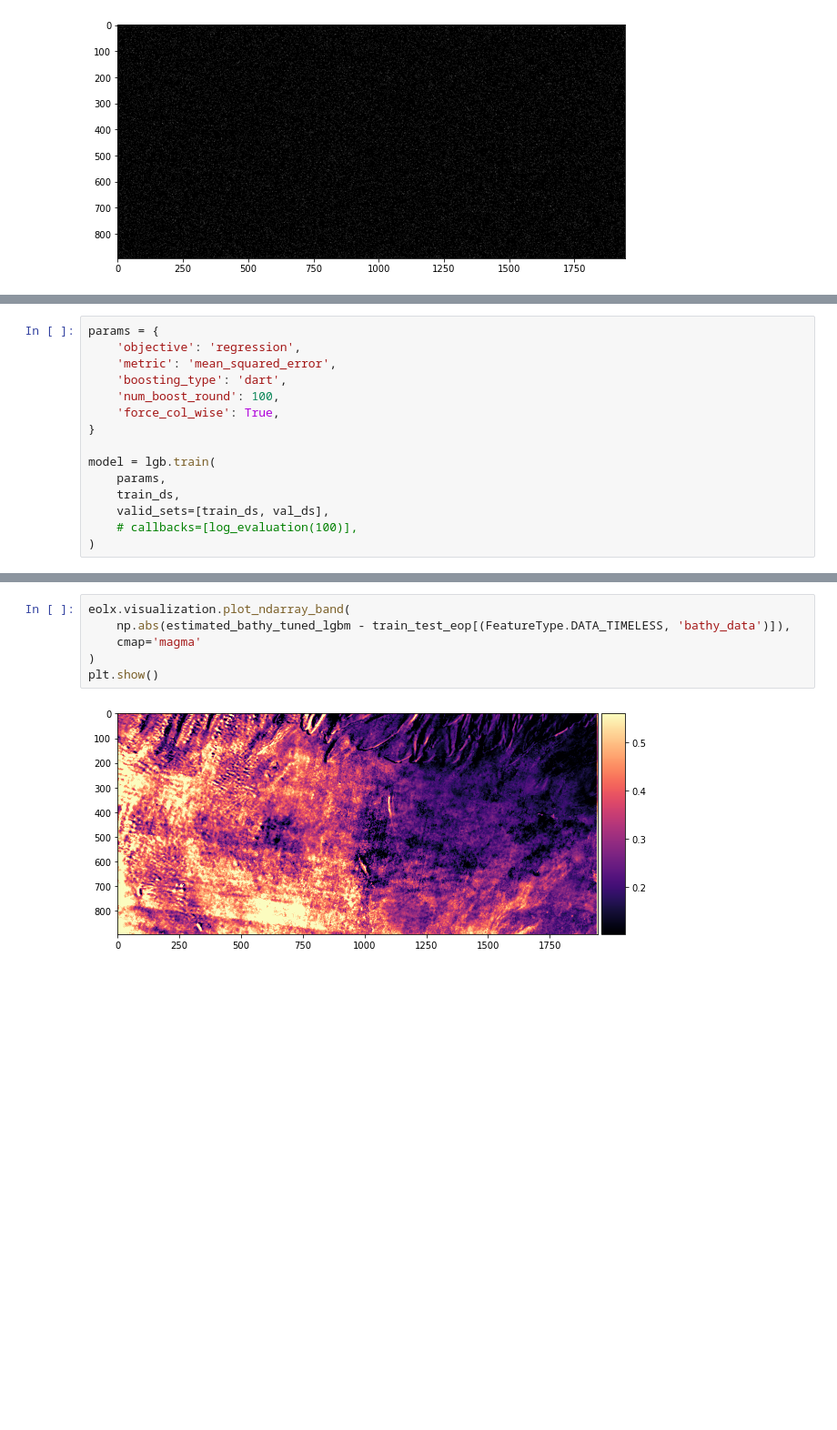
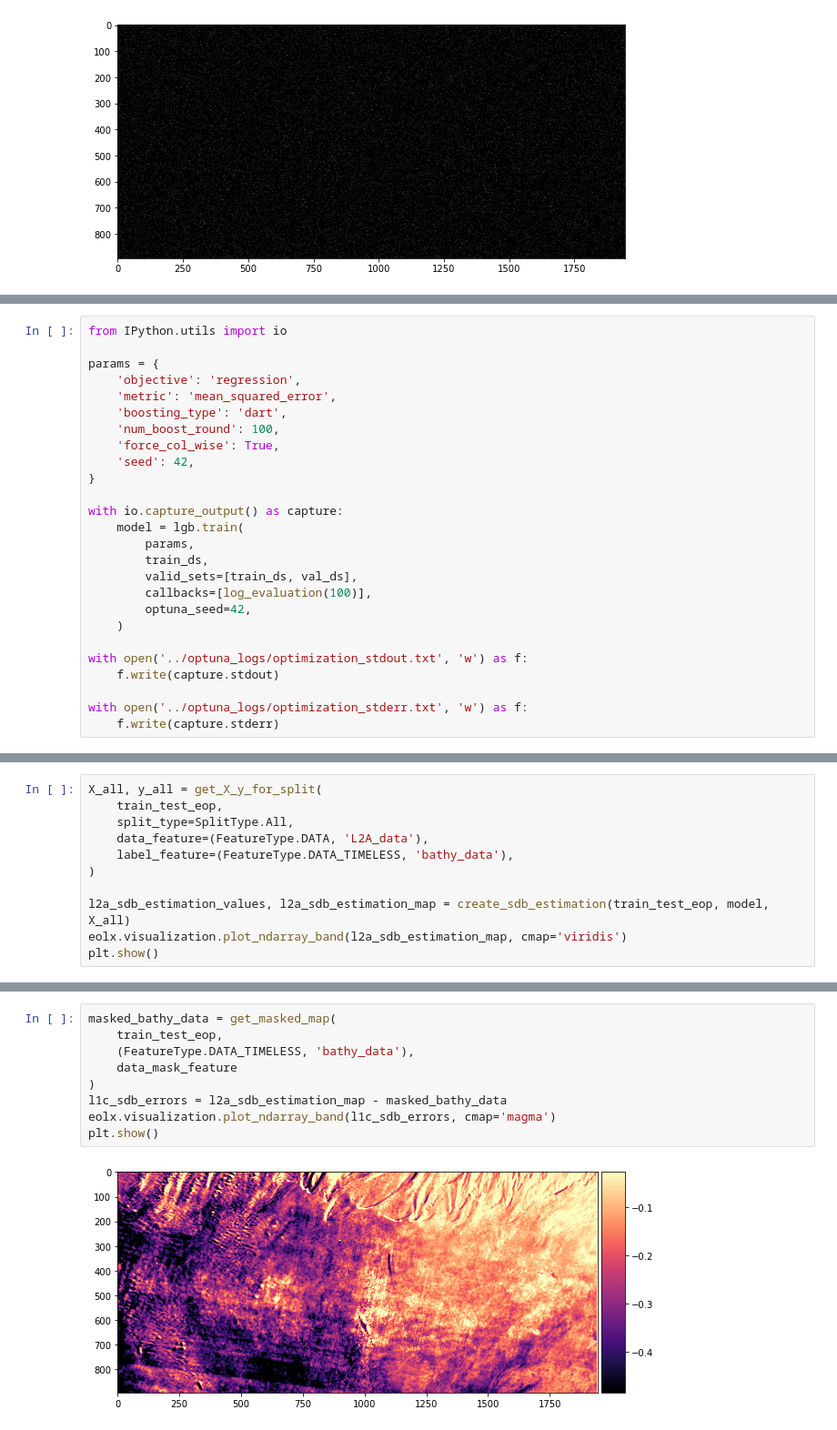
Before and after one commit to WalternativE/evaluation-preprocessing-methods-sentinel2-ml-based-bathymetry-estimation, a Jupyter notebook: notebooks/04_a_bahamas_lgbm_experiment.ipynb, the cells around one changed output, grey strips where cells are left out. Shown at 91% size. Cells and saved outputs as stored; diff of their text form; blank space fills up the shorter version.

```diff
--- a/notebooks/04_a_bahamas_lgbm_experiment.ipynb
+++ b/notebooks/04_a_bahamas_lgbm_experiment.ipynb
@@ -194,18 +139,29 @@ X_val.shape, y_val.shape
 # %% [output]
 ((43103, 12), (43103,))
 # %%
+from IPython.utils import io
+
 params = {
     'objective': 'regression',
     'metric': 'mean_squared_error',
     'boosting_type': 'dart',
     'num_boost_round': 100,
     'force_col_wise': True,
+    'seed': 42,
 }
 
-model = lgb.train(
-    params,
-    train_ds,
-    valid_sets=[train_ds, val_ds],
-    # callbacks=[log_evaluation(100)],
-)
+with io.capture_output() as capture:
+    model = lgb.train(
+        params,
+        train_ds,
+        valid_sets=[train_ds, val_ds],
+        callbacks=[log_evaluation(100)],
+        optuna_seed=42,
+    )
+
+with open('../optuna_logs/optimization_stdout.txt', 'w') as f:
+    f.write(capture.stdout)
+
+with open('../optuna_logs/optimization_stderr.txt', 'w') as f:
+    f.write(capture.stderr)
 # %% [output]
@@ -426,0 +210,11 @@ plt.show()
+# %%
+X_all, y_all = get_X_y_for_split(
+    train_test_eop,
+    split_type=SplitType.All,
+    data_feature=(FeatureType.DATA, 'L2A_data'),
+    label_feature=(FeatureType.DATA_TIMELESS, 'bathy_data'),
+)
+
+l2a_sdb_estimation_values, l2a_sdb_estimation_map = create_sdb_estimation(train_test_eop, model, X_all)
+eolx.visualization.plot_ndarray_band(l2a_sdb_estimation_map, cmap='viridis')
+plt.show()
@@ -427,8 +223,11 @@ plt.show()
 # %%
-eolx.visualization.plot_ndarray_band(
-    np.abs(estimated_bathy_tuned_lgbm - train_test_eop[(FeatureType.DATA_TIMELESS, 'bathy_data')]),
-    cmap='magma'
+masked_bathy_data = get_masked_map(
+    train_test_eop,
+    (FeatureType.DATA_TIMELESS, 'bathy_data'),
+    data_mask_feature
 )
+l1c_sdb_errors = l2a_sdb_estimation_map - masked_bathy_data
+eolx.visualization.plot_ndarray_band(l1c_sdb_errors, cmap='magma')
 plt.show()
 # %% [output]
-[figure, old version]
+[figure, new version]
```
Also changed, not shown: parts of 18 cells of this notebook, 14 other files.
